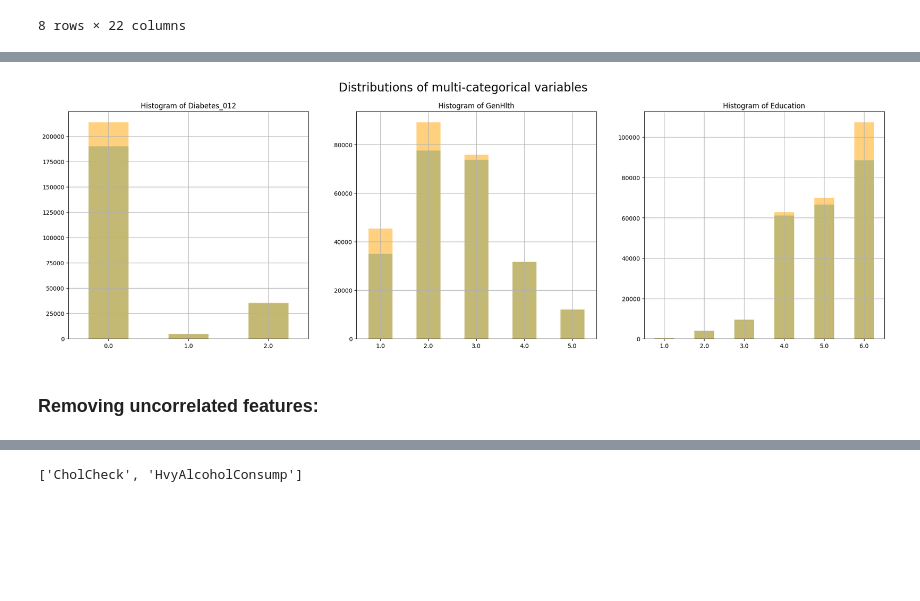
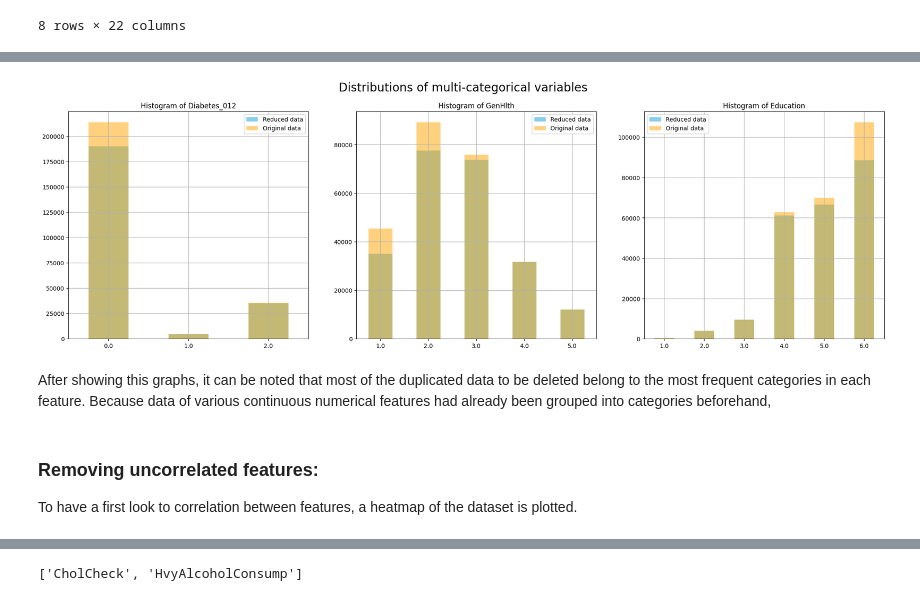
Before and after one commit to AliGarAlon/Diabetes_Project, a Jupyter notebook: diabetes_model.ipynb, the cells around one changed output, grey strips where cells are left out. Saved outputs shown, nothing was run; the diff lists cells and outputs as text; code cells hidden in the pictures; blank space fills up the shorter version.

```diff
--- a/diabetes_model.ipynb
+++ b/diabetes_model.ipynb
@@ -414,10 +421,11 @@ fig.delaxes(axes[-1])
 
 for i, feature in enumerate(df_biCategorical.columns):
     ax = axes[i]
-    df_biCategorical[feature].value_counts().sort_index().plot(kind='bar', color='skyblue', ax=ax)
-    originalRows_df[feature].value_counts().sort_index().plot(kind='bar', color='orange', ax=ax, alpha=0.5)
+    df_biCategorical[feature].value_counts().sort_index().plot(kind='bar', color='skyblue', ax=ax, label="Reduced data")
+    originalRows_df[feature].value_counts().sort_index().plot(kind='bar', color='orange', ax=ax, alpha=0.5, label="Original data")
     ax.set_title(f'Histogram of {feature}')
     ax.set_xlabel('')
+    ax.legend()
     # Rotate x-axis labels
     ax.set_xticklabels(ax.get_xticklabels(), rotation=0)
     ax.set_yticks(np.arange(0, 300000, 50000))
@@ -432,25 +440,29 @@ plt.show()
 # %%
 df_multiCategorical = df[['Diabetes_012','GenHlth','Education']]
 
 # Creation of subplots:
 fig, axes = plt.subplots(nrows=1, ncols=3, figsize=(25, 7)) #'axes' is an array with two elements, 2D.
                                                             # Each 'axes' object represents one subplot.
 
 for i, feature in enumerate(df_multiCategorical.columns):
     ax = axes[i]
-    df_multiCategorical[feature].value_counts().sort_index().plot(kind='bar', color='skyblue', ax=ax)
-    originalRows_df[feature].value_counts().sort_index().plot(kind='bar', color='orange', ax=ax, alpha=0.5)
+    df_multiCategorical[feature].value_counts().sort_index().plot(kind='bar', color='skyblue', ax=ax, label="Reduced data")
+    originalRows_df[feature].value_counts().sort_index().plot(kind='bar', color='orange', ax=ax, alpha=0.5, label="Original data")
     ax.set_title(f'Histogram of {feature}')
     ax.set_xlabel('')
+    ax.legend()
     # Rotate x-axis labels
     ax.set_xticklabels(ax.get_xticklabels(), rotation=0)
     ax.grid(True)
 
 # Adjust layout
 #plt.tight_layout()
 plt.suptitle("Distributions of multi-categorical variables", fontsize=20)
 plt.show()
 # %% [output]
-[figure, old version]
+[figure, new version]
+# %% [markdown]
+After showing this graphs, it can be noted that most of the duplicated data to be deleted belong to the most frequent categories in each feature. Because data of various continuous numerical features had already been grouped into categories beforehand,
 # %% [markdown]
 ### Removing uncorrelated features:
+To have a first look to correlation between features, a heatmap of the dataset is plotted.
```
Also changed, not shown: parts of 17 cells of this notebook.
